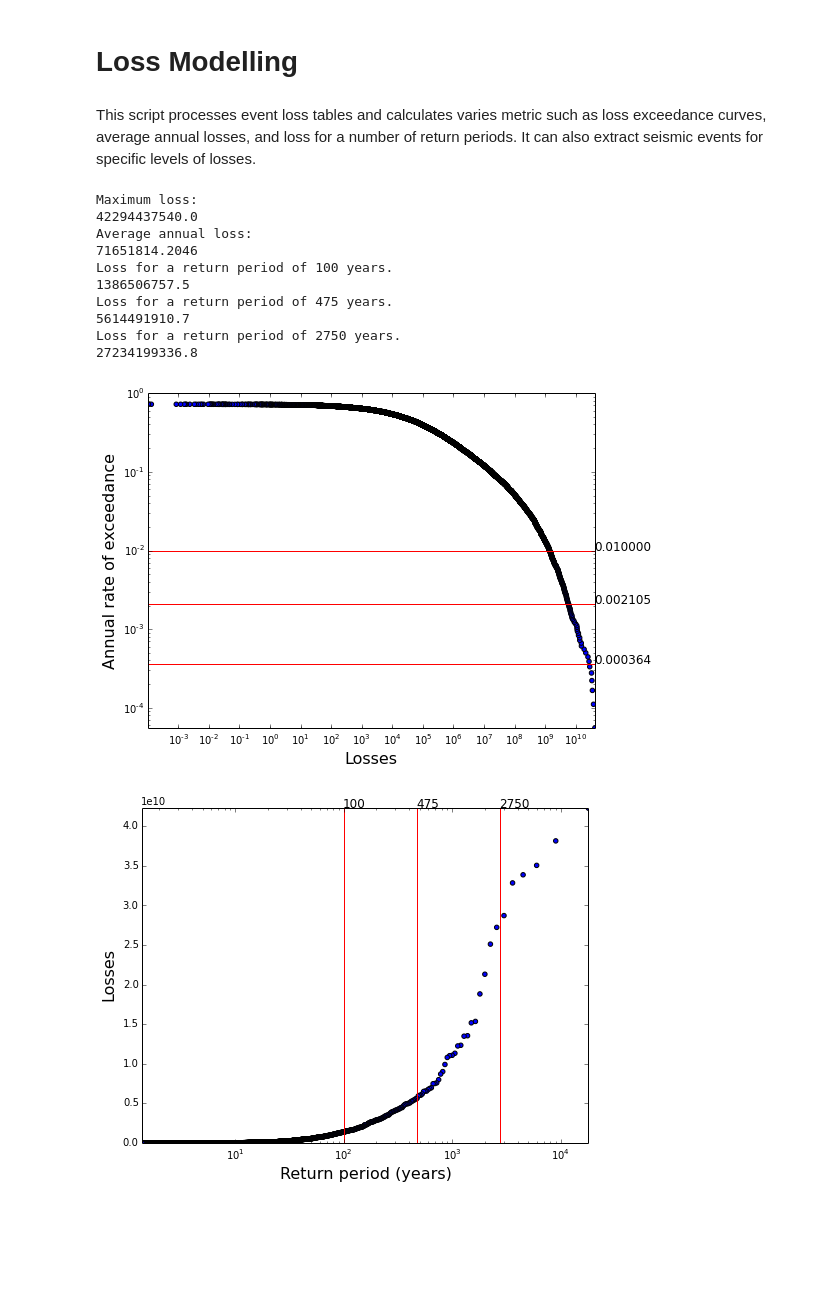
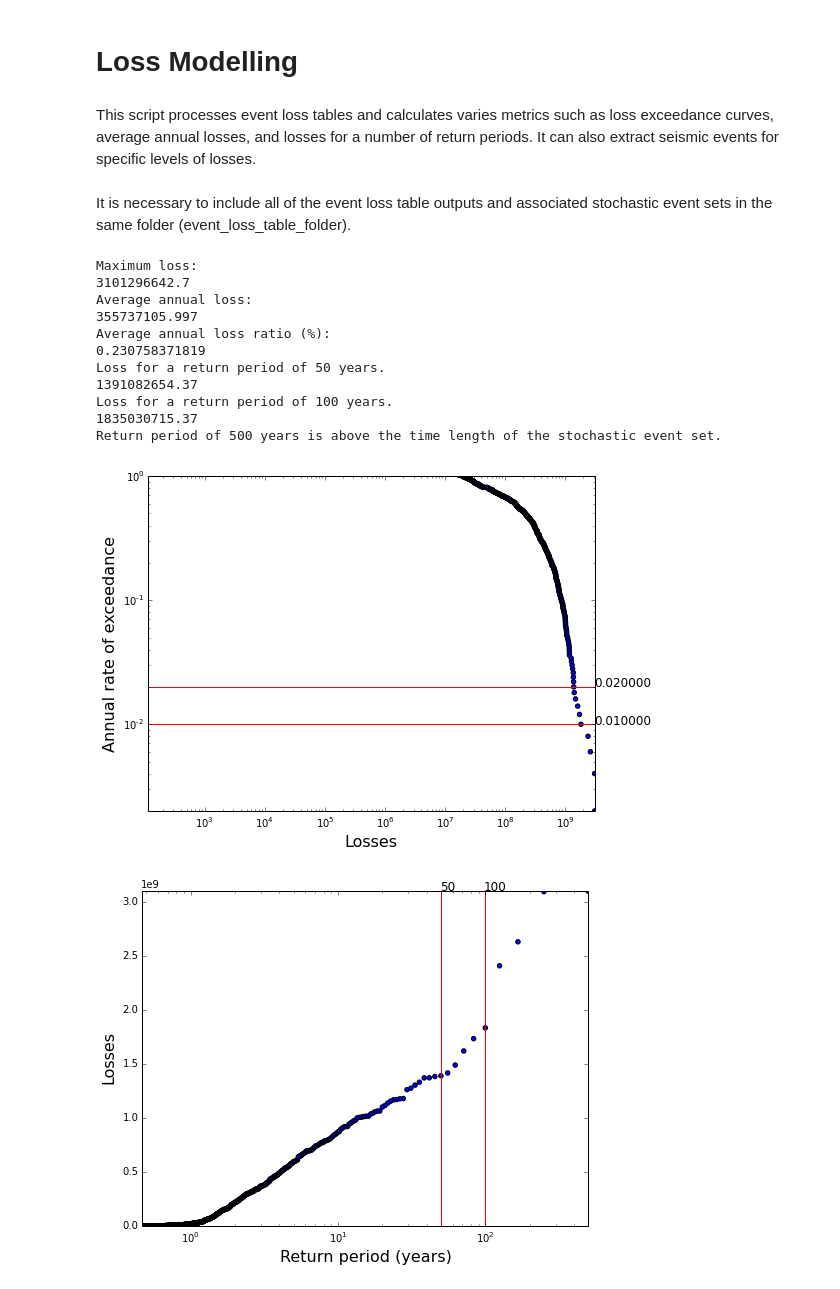
Before and after one commit to ccasotto/RMTK-backup, a Jupyter notebook: rmtk/risk/event_loss_tables/loss_modelling.ipynb, the cells around one changed output. Saved outputs shown, nothing was run; the diff lists cells and outputs as text; code cells hidden in the pictures; blank space fills up the shorter version.

```diff
--- a/rmtk/risk/event_loss_tables/loss_modelling.ipynb
+++ b/rmtk/risk/event_loss_tables/loss_modelling.ipynb
@@ -1,29 +1,33 @@
 # %% [markdown]
 # Loss Modelling
 # %% [markdown]
-This script processes event loss tables and calculates varies metric such as loss exceedance curves, average annual losses, and loss for a number of return periods. It can also extract seismic events for specific levels of losses.
+This script processes event loss tables and calculates varies metrics such as loss exceedance curves, average annual losses, and losses for a number of return periods. It can also extract seismic events for specific levels of losses.
+<br />
+<br />
+It is necessary to include all of the event loss table outputs and associated stochastic event sets in the same folder (event_loss_table_folder).
 # %%
 from loss_modelling import lossModelling
 
-event_loss_table_folder = 'ELT_Lisbon'
+event_loss_table_folder = 'Nepal'
 save_elt_csv = False
 save_ses_csv = False
 total_cost = 1.5416E+11
-return_periods = [100, 475, 2750]
+return_periods = [50,100,500]
 
 lossModelling(event_loss_table_folder,save_ses_csv,save_elt_csv,total_cost,return_periods)
 # %% [output]
 Maximum loss:
-42294437540.0
+3101296642.7
 Average annual loss:
-71651814.2046
+355737105.997
+Average annual loss ratio (%):
+0.230758371819
+Loss for a return period of 50 years.
+1391082654.37
 Loss for a return period of 100 years.
-1386506757.5
-Loss for a return period of 475 years.
-5614491910.7
-Loss for a return period of 2750 years.
-27234199336.8
+1835030715.37
+Return period of 500 years is above the time length of the stochastic event set.
-[figure, old version]
+[figure, new version]
-[figure, old version]
+[figure, new version]
 # %%
 from loss_modelling import selectRuptures
```
Also changed, not shown: parts of 1 cell of this notebook, 44 other files.
